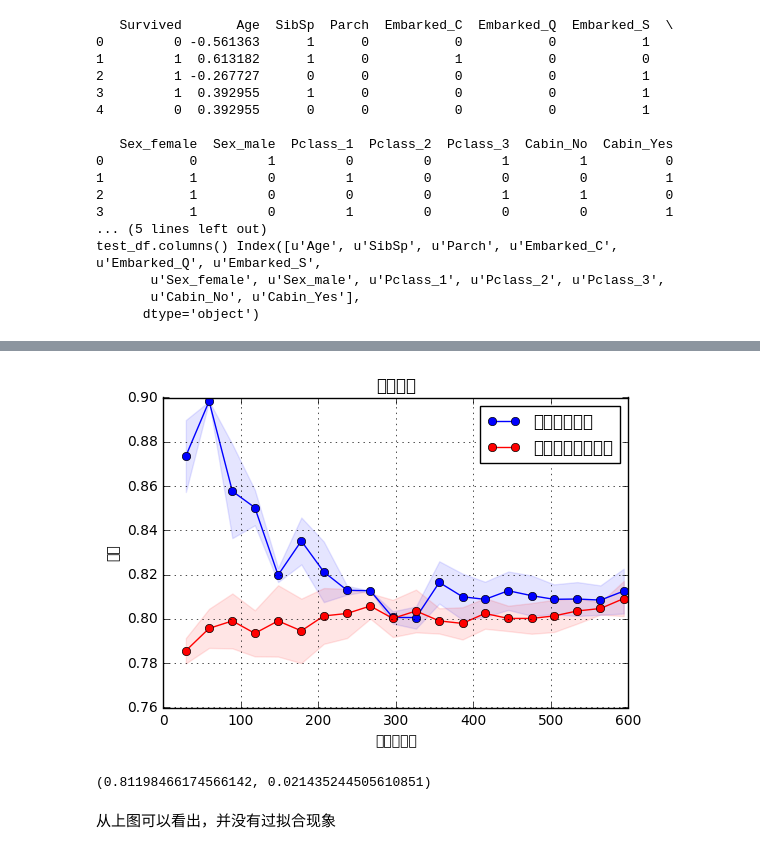
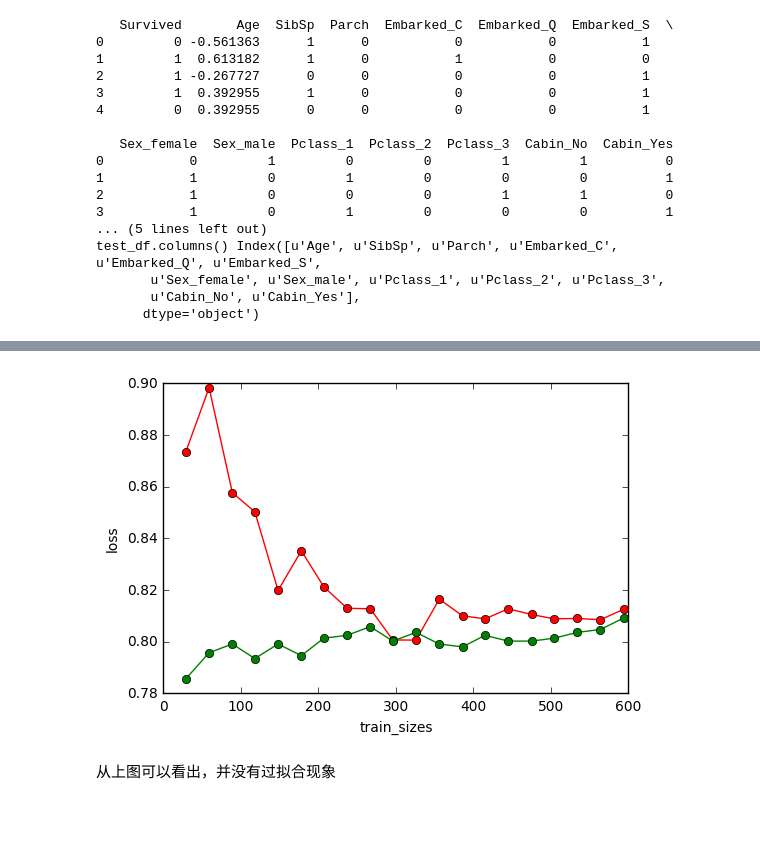
Before and after one commit to Jahvey/PYTHON_kaggle_titanic, a Jupyter notebook: my titanic.ipynb, the cells around one changed output, grey strips where cells are left out. Saved outputs shown, nothing was run; the diff lists cells and outputs as text; code cells hidden in the pictures; blank space fills up the shorter version.

Commit message:
modify LR to bagging on LR ,modify overfitting judge model

```diff
--- a/my titanic.ipynb
+++ b/my titanic.ipynb
@@ -343,10 +340,10 @@ X = train_np[:, 1:]
 
 # fit到RandomForestRegressor之中
 clf = linear_model.LogisticRegression(C=1.0, penalty='l1', tol=1e-6)
-clf.fit(X, y)
-#bagging_clf = BaggingRegressor(clf, n_estimators=20, max_samples=0.8, max_features=1.0, bootstrap=True, bootstrap_features=False, n_jobs=-1)
-#bagging_clf.fit(X,y)
-predictions = clf.predict(test_df)
+# clf.fit(X, y)
+bagging_clf = BaggingRegressor(clf, n_estimators=20, max_samples=0.8, max_features=1.0, bootstrap=True, bootstrap_features=False, n_jobs=-1)
+bagging_clf.fit(X,y)
+predictions = bagging_clf.predict(test_df)
 result = pd.DataFrame({'PassengerId':data_test['PassengerId'].as_matrix(), 'Survived':predictions.astype(np.int32)})
 result.to_csv("d:\\TDDOWNLOAD\\ML\\titanic\\officialData\\logistic_regression_predictions.csv", index=False)
 # %%
@@ -371,7 +352,18 @@ print pd.DataFrame({"columns":list(train_df.columns)[1:], "coef":list(clf.coef_.
-# %%
-plot_learning_curve(clf, u"学习曲线", X, y)
-# %% [output]
-[figure, removed]
-(0.81198466174566142, 0.021435244505610851)
+# %%
+#判断是否过拟合
+data_x=X
+data_y=y
+train_sizes,train_loss,test_loss=learning_curve(clf,data_x,data_y,train_sizes=np.linspace(0.05,1,20))
+
+train_loss_mean=np.mean(train_loss,axis=1)
+test_loss_mean=np.mean(test_loss,axis=1)
+
+plt.plot(train_sizes,train_loss_mean,'o-',color='r',label='train_loss_mean')
+plt.plot(train_sizes,test_loss_mean,'o-',color='g',label='test_loss_mean')
+plt.xlabel('train_sizes')
+plt.ylabel('loss')
+plt.show()
+# %% [output]
+[figure, added]
 # %% [markdown]
 从上图可以看出，并没有过拟合现象
```
Also changed, not shown: parts of 5 cells of this notebook.
